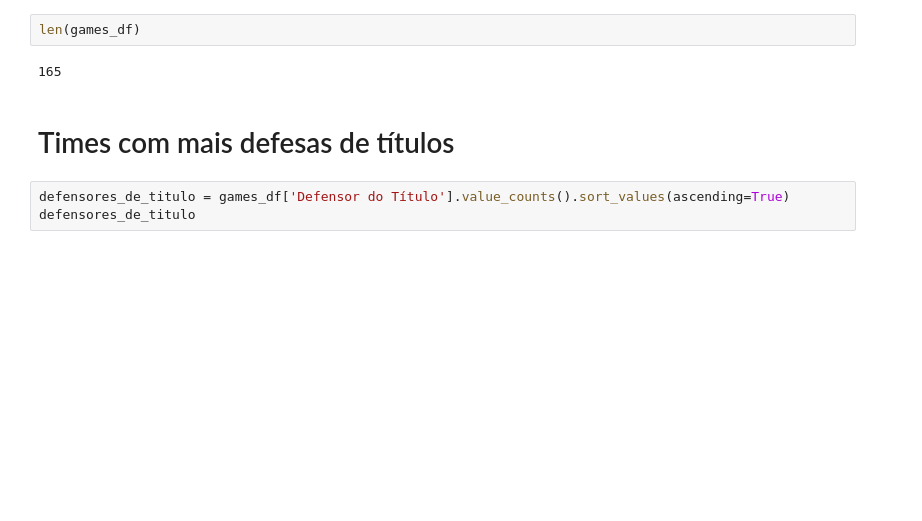
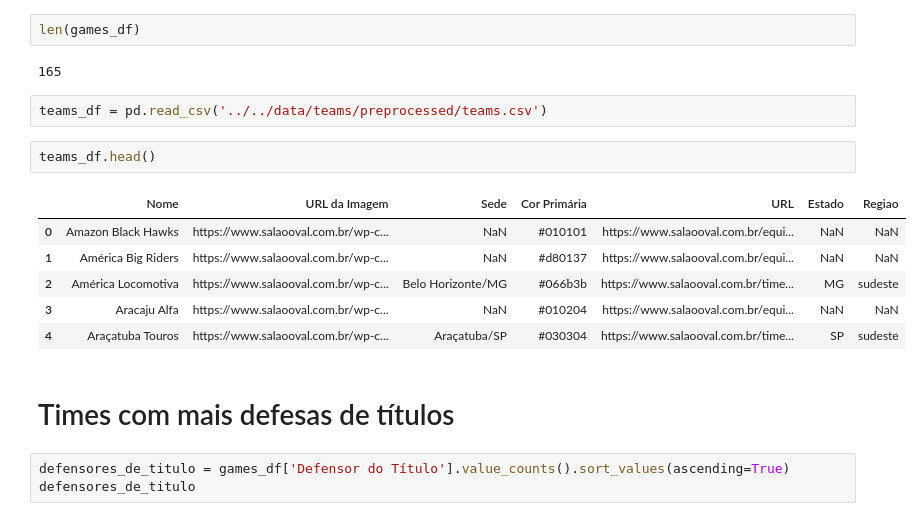
Before and after one commit to VictorOrtins/CinturaoDoFABR, a Jupyter notebook: notebooks/data_exploration/charts_exploration.ipynb, the cells around one changed output. Cells and saved outputs as stored; diff of their text form; blank space fills up the shorter version.

```diff
--- a/notebooks/data_exploration/charts_exploration.ipynb
+++ b/notebooks/data_exploration/charts_exploration.ipynb
@@ -77,6 +77,17 @@ games_df.tail()
 len(games_df)
 # %% [output]
 165
+# %%
+teams_df = pd.read_csv('../../data/teams/preprocessed/teams.csv')
+# %%
+teams_df.head()
+# %% [output]
+|  | Nome | URL da Imagem | Sede | Cor Primária | URL | Estado | Regiao |
+| 0 | Amazon Black Hawks | https://www.salaooval.com.br/wp-c... | NaN | #010101 | https://www.salaooval.com.br/equi... | NaN | NaN |
+| 1 | América Big Riders | https://www.salaooval.com.br/wp-c... | NaN | #d80137 | https://www.salaooval.com.br/equi... | NaN | NaN |
+| 2 | América Locomotiva | https://www.salaooval.com.br/wp-c... | Belo Horizonte/MG | #066b3b | https://www.salaooval.com.br/time... | MG | sudeste |
+| 3 | Aracaju Alfa | https://www.salaooval.com.br/wp-c... | NaN | #010204 | https://www.salaooval.com.br/equi... | NaN | NaN |
+| 4 | Araçatuba Touros | https://www.salaooval.com.br/wp-c... | Araçatuba/SP | #030304 | https://www.salaooval.com.br/time... | SP | sudeste |
 # %% [markdown]
 # Times com mais defesas de títulos
 # %%
```
Also changed, not shown: parts of 7 cells of this notebook.
